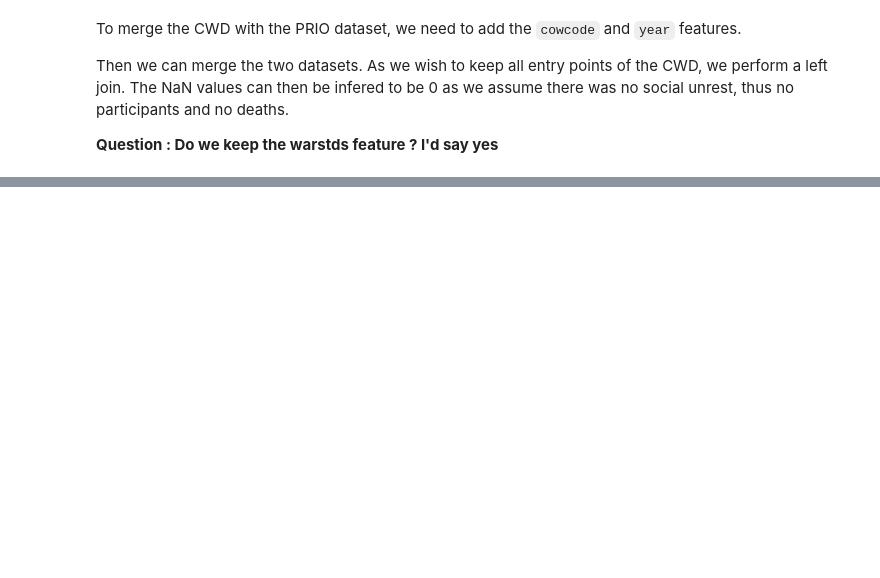
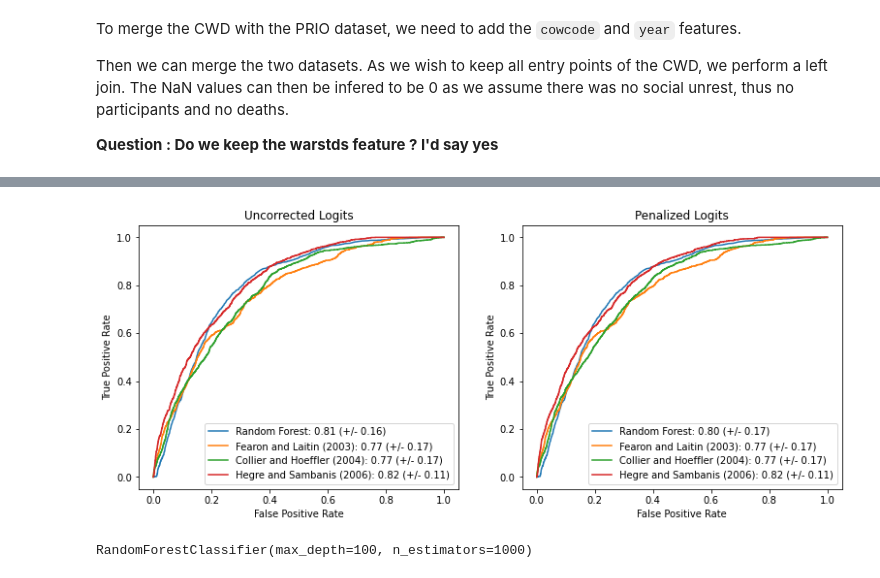
Before and after one commit to epfl-ada/ada-2020-project-milestone-p3-p3_abracadata, a Jupyter notebook: creative_extension.ipynb, the cells around one changed output, grey strips where cells are left out. Saved outputs shown, nothing was run; the diff lists cells and outputs as text; code cells hidden in the pictures; blank space fills up the shorter version.

```diff
--- a/creative_extension.ipynb
+++ b/creative_extension.ipynb
@@ -457,0 +508,32 @@ cwd_and_events
+# %%
+# TODO make a function
+#Fearon and Laitin (2003)
+X_FL_conflict =  cwd_and_events[FL_features]
+
+#Collier and Hoeffler (2004)
+X_CH_conflict  =  cwd_and_events[CH_features]
+
+#Hegre and Sambanis (2006)
+X_HS_conflict  =  cwd_and_events[HS_features]
+
+
+X_conflict = cwd_and_events.drop(["has_conflict", "warstds"], axis = 1)
+y_conflict = cwd_and_events["has_conflict"]
+
+# Methods
+titles = ['Uncorrected Logits', 'Penalized Logits']
+methods = [logistic, logistic_pen]
+
+# Models
+datasets_conflict = [X_conflict, X_FL_conflict, X_CH_conflict, X_HS_conflict]
+models_conflict = ['Random Forest', 'Fearon and Laitin (2003)', 'Collier and Hoeffler (2004)', 'Hegre and Sambanis (2006)']
+
+
+# Fitting models and plotting results
+plot_multi_roc_ci(titles, methods, datasets_conflict, models_conflict, random_forest, y_conflict)
+# %% [output]
+[figure, added]
+# %%
+random_forest.fit(X_conflict, y_conflict)
+# %% [output]
+RandomForestClassifier(max_depth=100, n_estimators=1000)
```
Also changed, not shown: parts of 14 cells of this notebook.
